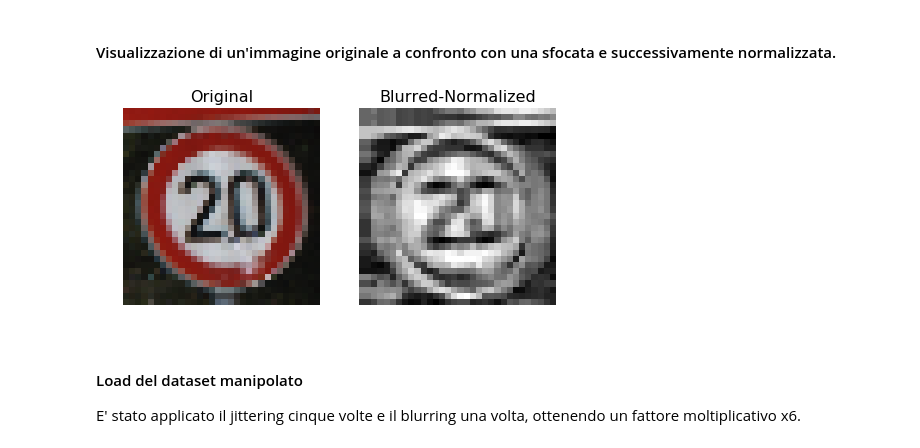
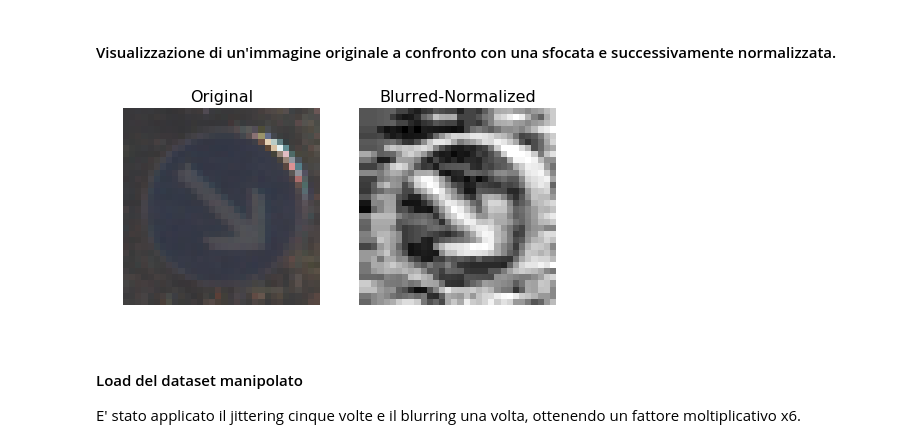
Before and after one commit to cecchilinux/machine_learning, a Jupyter notebook: notebooks/report.ipynb, the cells around one changed output. Saved outputs shown, nothing was run; the diff lists cells and outputs as text; code cells hidden in the pictures.

```diff
--- a/notebooks/report.ipynb
+++ b/notebooks/report.ipynb
@@ -175,9 +184,9 @@ def motion_blur(img):
 # %% [markdown]
 #### Visualizzazione di un'immagine originale a confronto con una sfocata e successivamente normalizzata.
 # %%
-pltfun.orginal_vs_blurred(X_train[29])
+pltfun.orginal_vs_blurred(X_train[23456])
 # %% [output]
-[figure, old version]
+[figure, new version]
 # %% [markdown]
 #### Load del dataset manipolato
 
```
Also changed, not shown: parts of 14 cells of this notebook, 16 other files.
